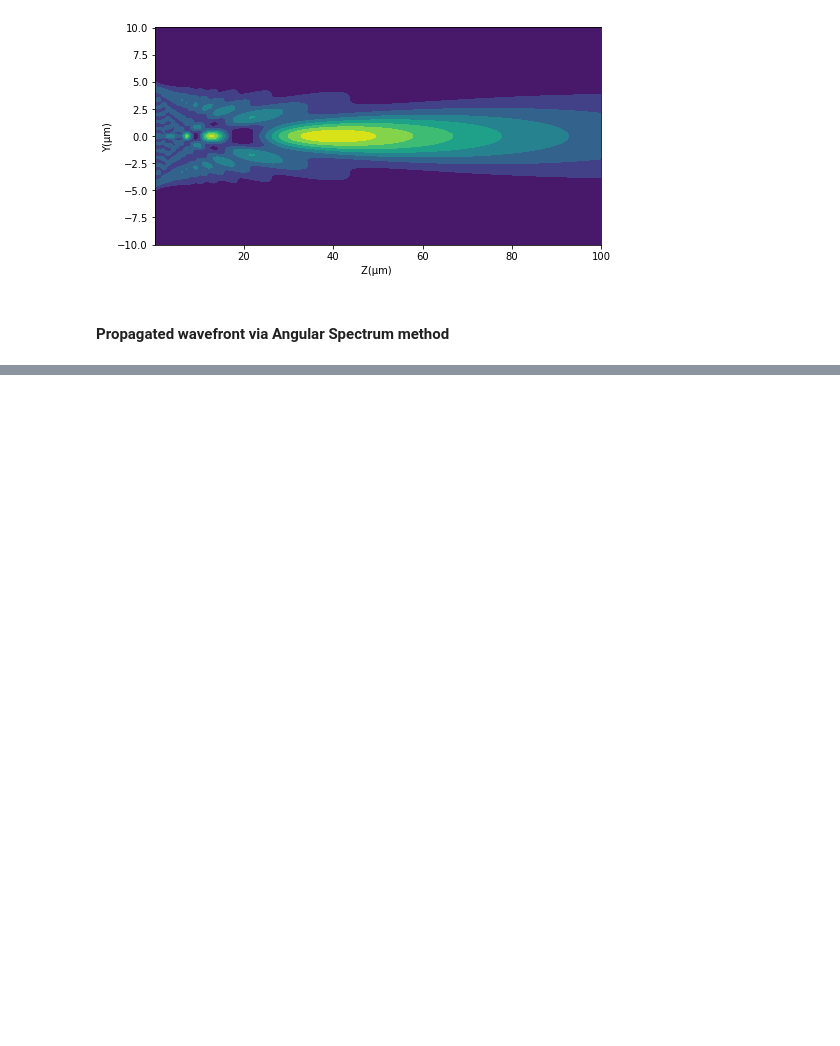
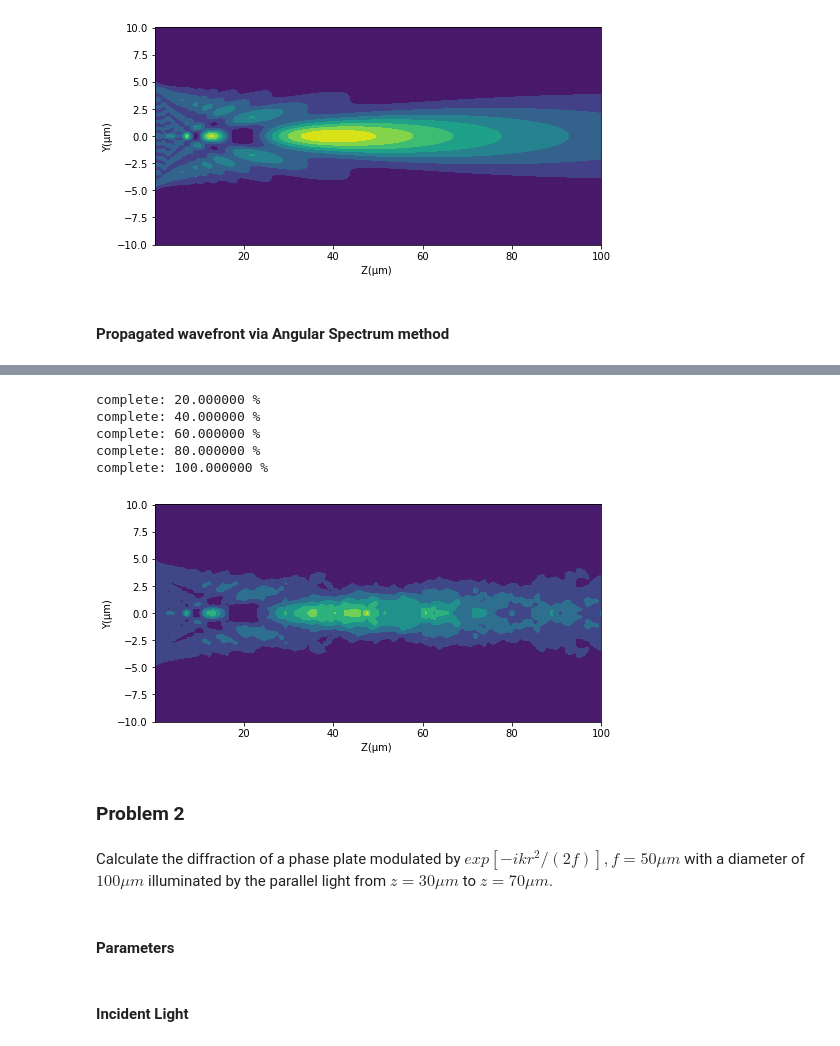
Before and after one commit to yesunhuang/Optics_Toolbox_In_Python, a Jupyter notebook: notebooks/DiffractionProblems.ipynb, the cells around one changed output, grey strips where cells are left out. Saved outputs shown, nothing was run; the diff lists cells and outputs as text; code cells hidden in the pictures; blank space fills up the shorter version.

```diff
--- a/notebooks/DiffractionProblems.ipynb
+++ b/notebooks/DiffractionProblems.ipynb
@@ -125,0 +138,28 @@ propagator=AnSpectSolver(N_size,xyInterval,k)
+# %%
+index=0
+for z in z_range:
+    Uz=propagator.cal_wavefront(U0,z)
+    Iz=intensity(Uz)
+    #I_zy[:,index]=np.sum(Iz,axis=1)
+    I_zy[:,index]=Iz[:,round(N_size/2)]
+    index+=1
+    if index%20==0:
+        print(f'complete: {index/z_size*100:f} %')
+# %% [output]
+complete: 20.000000 %
+complete: 40.000000 %
+complete: 60.000000 %
+complete: 80.000000 %
+complete: 100.000000 %
+# %%
+zyrange=[[0.1,100],[-actual_Size/2,actual_Size/2]]
+labels=['Z(μm) ','Y(μm)']
+displace_2d(I_zy,labels,zyrange,figureSize=(8,4))
+# %% [output]
+[figure, added]
+# %% [markdown]
+### Problem 2
+# %% [markdown]
+Calculate the diffraction of a phase plate modulated by $exp[-ikr^2/(2f)], f=50\mu m$ with a diameter of $100\mu m$ illuminated by the parallel light from $z=30\mu m$ to $z=70\mu m$.
+# %% [markdown]
+#### Parameters
@@ -125,0 +175,2 @@ propagator=AnSpectSolver(N_size,xyInterval,k)
+# %% [markdown]
+#### Incident Light
```
Also changed, not shown: parts of 29 cells of this notebook.
